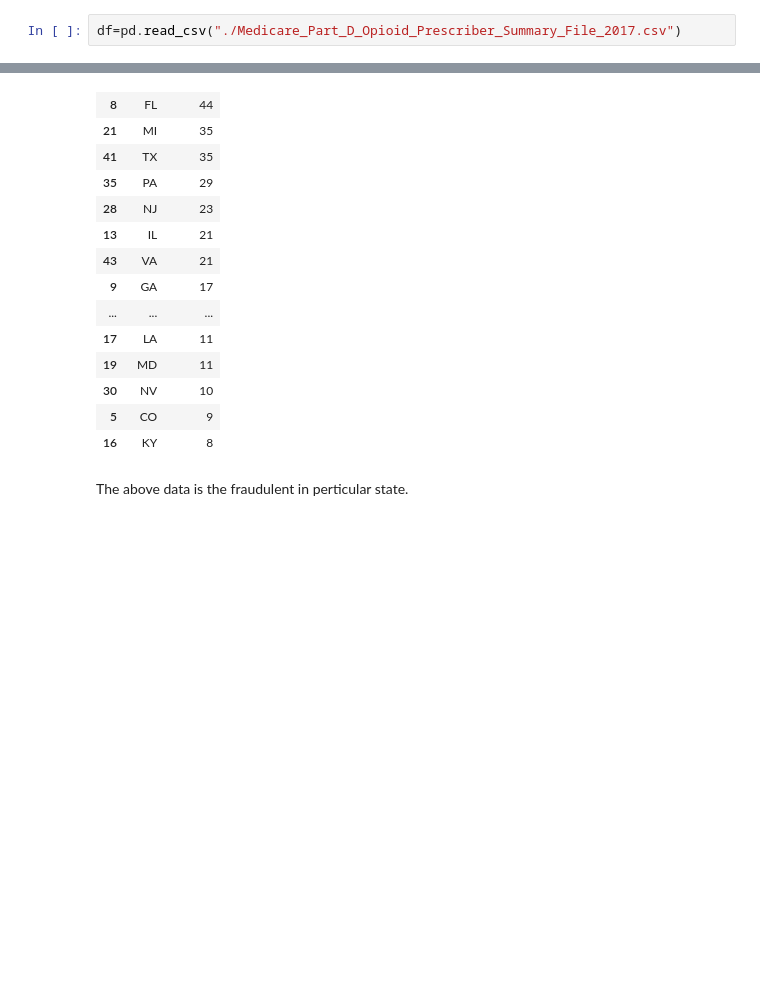
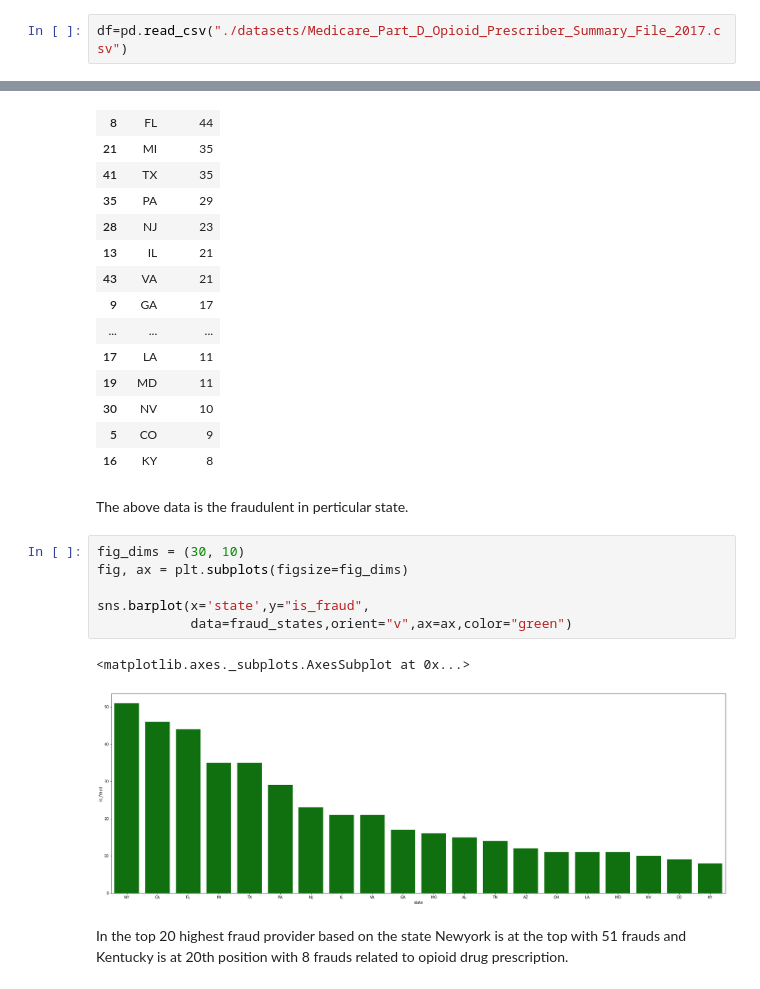
Before and after one commit to Umangi0705/GA-DSI-Medicare-fraud-detection-, a Jupyter notebook: opioid_prescriber.ipynb, the cells around one changed output, grey strips where cells are left out. Drawn from its saved outputs; the diff is of its cells as text; blank space fills up the shorter version.

```diff
--- a/opioid_prescriber.ipynb
+++ b/opioid_prescriber.ipynb
@@ -5,7 +5,7 @@ import pandas as pd
 import seaborn as sns
 import matplotlib.pyplot as plt
 # %%
-df=pd.read_csv("./Medicare_Part_D_Opioid_Prescriber_Summary_File_2017.csv")
+df=pd.read_csv("./datasets/Medicare_Part_D_Opioid_Prescriber_Summary_File_2017.csv")
 # %%
 df.head()
 # %% [output]
@@ -252,3 +252,15 @@ fraud_states
 | 16 | KY | 8 |
 # %% [markdown]
 The above data is the fraudulent in perticular state.
+# %%
+fig_dims = (30, 10)
+fig, ax = plt.subplots(figsize=fig_dims)
+
+sns.barplot(x='state',y="is_fraud",
+            data=fraud_states,orient="v",ax=ax,color="green")
+# %% [output]
+<matplotlib.axes._subplots.AxesSubplot at 0x...>
+[figure, added]
+# %% [markdown]
+In the top 20 highest fraud provider based on the state Newyork is at the top with 51 frauds and Kentucky is at 20th position
+with 8 frauds related to opioid drug prescription.
```
Also changed, not shown: 6 other files.
